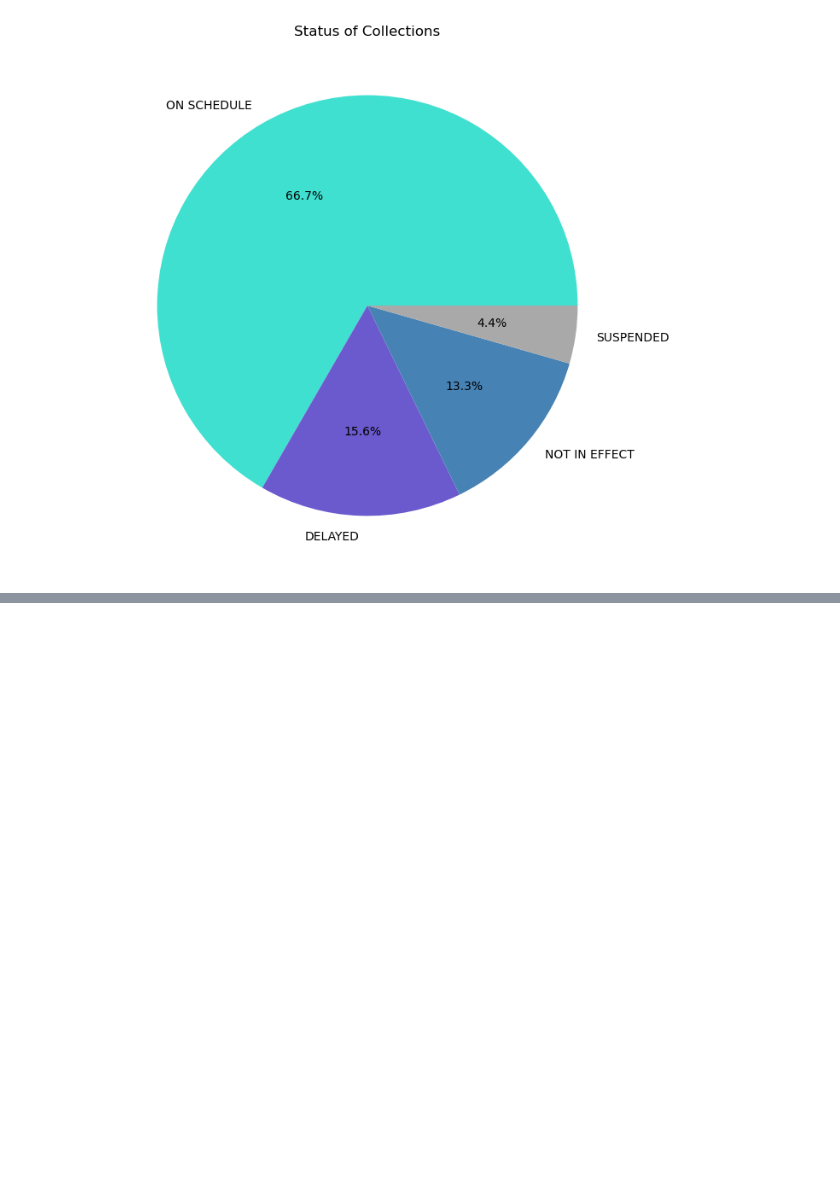
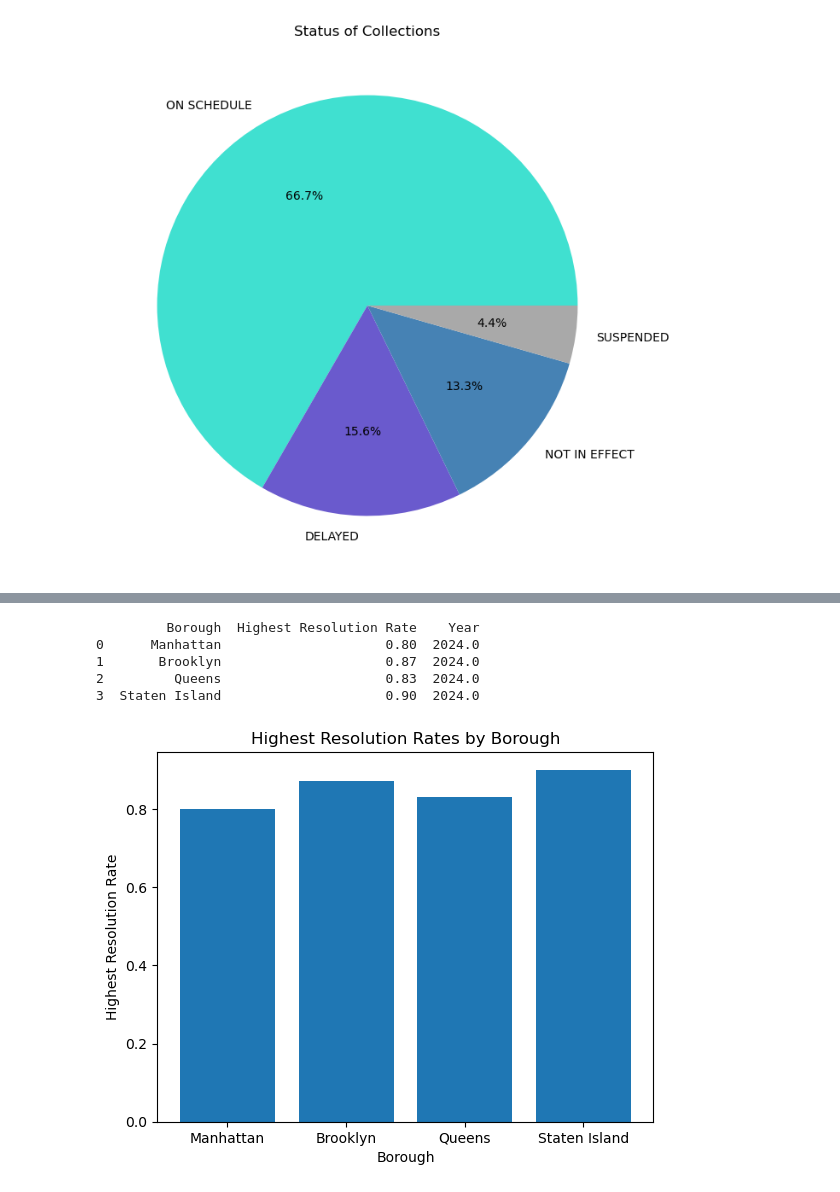
Before and after one commit to ajones1010/NYC-311-Analysis, a Jupyter notebook: nyc_311.ipynb, the cells around one changed output, grey strips where cells are left out. Drawn from its saved outputs; the diff is of its cells as text; code cells hidden in the pictures; blank space fills up the shorter version.

```diff
--- a/nyc_311.ipynb
+++ b/nyc_311.ipynb
@@ -1611,0 +1662,58 @@ plt.show()
+# %%
+# Define date range
+start_date = datetime(2024, 1, 1).isoformat()  # January 1, 2024
+end_date = datetime(2024, 4, 1).isoformat()  # April 1, 2024
+
+# Define borough_resolution_rates as a list of dictionaries
+manhattan_resolution_rates = [
+    {'year': 2024, 'resolution_rate': 0.80}
+]
+
+brooklyn_resolution_rates = [
+    {'year': 2024, 'resolution_rate': 0.87}
+]
+
+queens_resolution_rates = [
+    {'year': 2024, 'resolution_rate': 0.83}
+]
+
+staten_island_resolution_rates = [
+    {'year': 2024, 'resolution_rate': 0.90}
+]
+
+# Create DataFrames for each borough
+manhattan_df = pd.DataFrame(manhattan_resolution_rates)
+brooklyn_df = pd.DataFrame(brooklyn_resolution_rates)
+queens_df = pd.DataFrame(queens_resolution_rates)
+staten_island_df = pd.DataFrame(staten_island_resolution_rates)
+
+# Find the highest resolution rate for each borough
+manhattan_highest_resolution = manhattan_df.loc[manhattan_df['resolution_rate'].idxmax()]
+brooklyn_highest_resolution = brooklyn_df.loc[brooklyn_df['resolution_rate'].idxmax()]
+queens_highest_resolution = queens_df.loc[queens_df['resolution_rate'].idxmax()]
+staten_island_highest_resolution = staten_island_df.loc[staten_island_df['resolution_rate'].idxmax()]
+
+# Create a table describing all four resolution rates
+resolution_rates_table = {
+    'Borough': ['Manhattan', 'Brooklyn', 'Queens', 'Staten Island'],
+    'Highest Resolution Rate': [manhattan_highest_resolution['resolution_rate'], brooklyn_highest_resolution['resolution_rate'], queens_highest_resolution['resolution_rate'], staten_island_highest_resolution['resolution_rate']],
+    'Year': [manhattan_highest_resolution['year'], brooklyn_highest_resolution['year'], queens_highest_resolution['year'], staten_island_highest_resolution['year']]
+}
+
+resolution_rates_df = pd.DataFrame(resolution_rates_table)
+
+print(resolution_rates_df)
+
+# Plot the resolution rates
+plt.bar(resolution_rates_df['Borough'], resolution_rates_df['Highest Resolution Rate'])
+plt.xlabel('Borough')
+plt.ylabel('Highest Resolution Rate')
+plt.title('Highest Resolution Rates by Borough')
+plt.show()
+# %% [output]
+         Borough  Highest Resolution Rate    Year
+0      Manhattan                     0.80  2024.0
+1       Brooklyn                     0.87  2024.0
+2         Queens                     0.83  2024.0
+3  Staten Island                     0.90  2024.0
+[figure, added]
```
Also changed, not shown: parts of 1 cell of this notebook.
